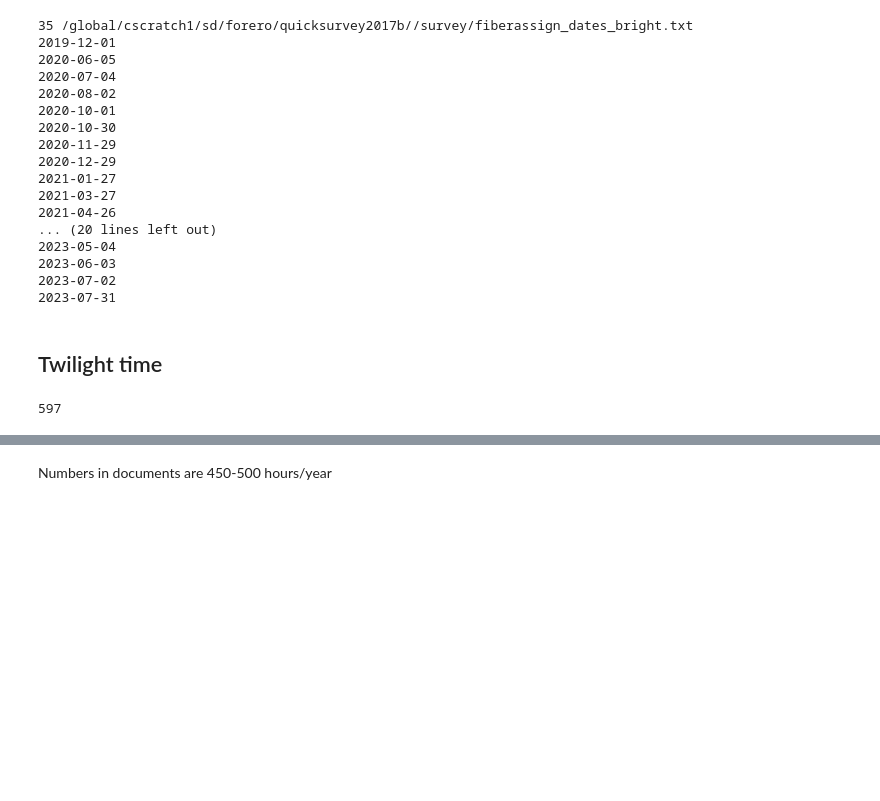
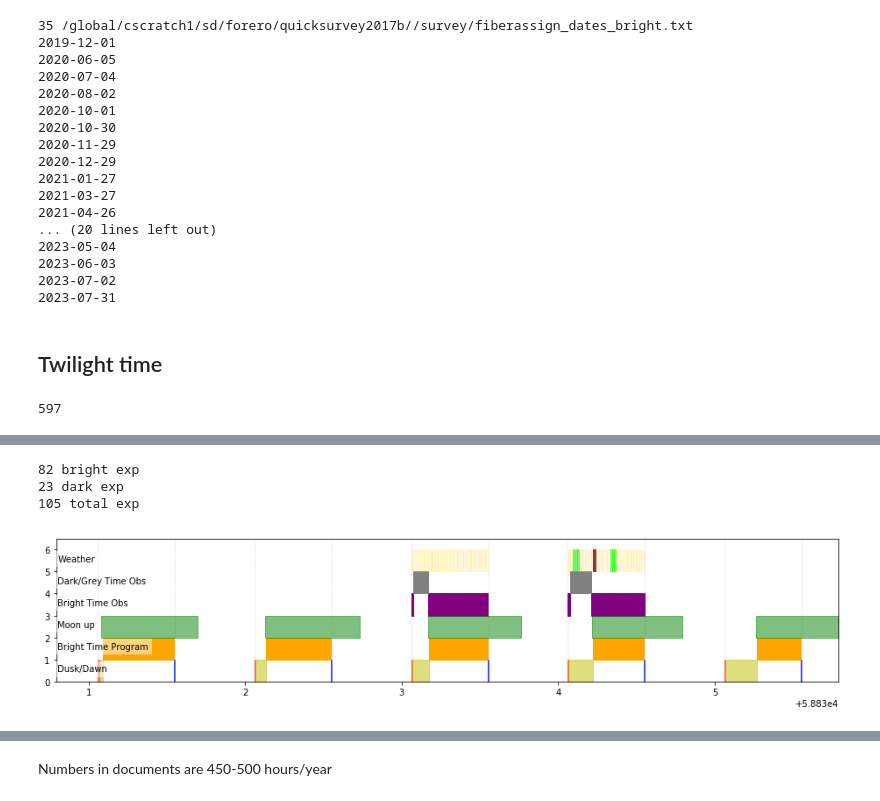
Before and after one commit to apcooper/desinb, a Jupyter notebook: quicksurvey2017b.ipynb, the cells around one changed output, grey strips where cells are left out. Drawn from its saved outputs; the diff is of its cells as text; code cells hidden in the pictures; blank space fills up the shorter version.

```diff
--- a/quicksurvey2017b.ipynb
+++ b/quicksurvey2017b.ipynb
@@ -260,0 +399,7 @@ Example bright night exposure:
+# %%
+plot_exposures(12,5)
+# %% [output]
+82 bright exp
+23 dark exp
+105 total exp
+[figure, added]
```
Also changed, not shown: parts of 11 cells of this notebook.
